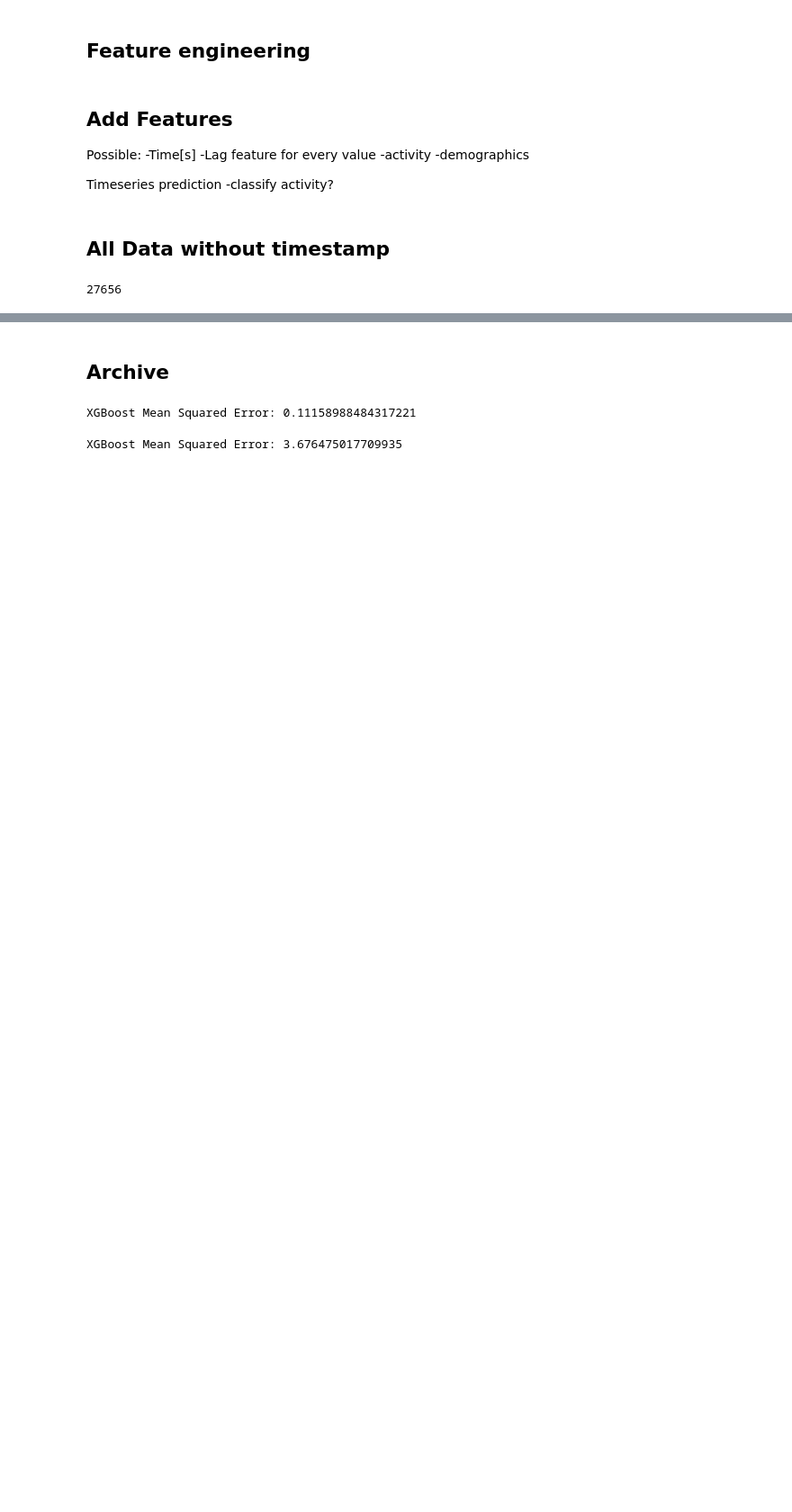
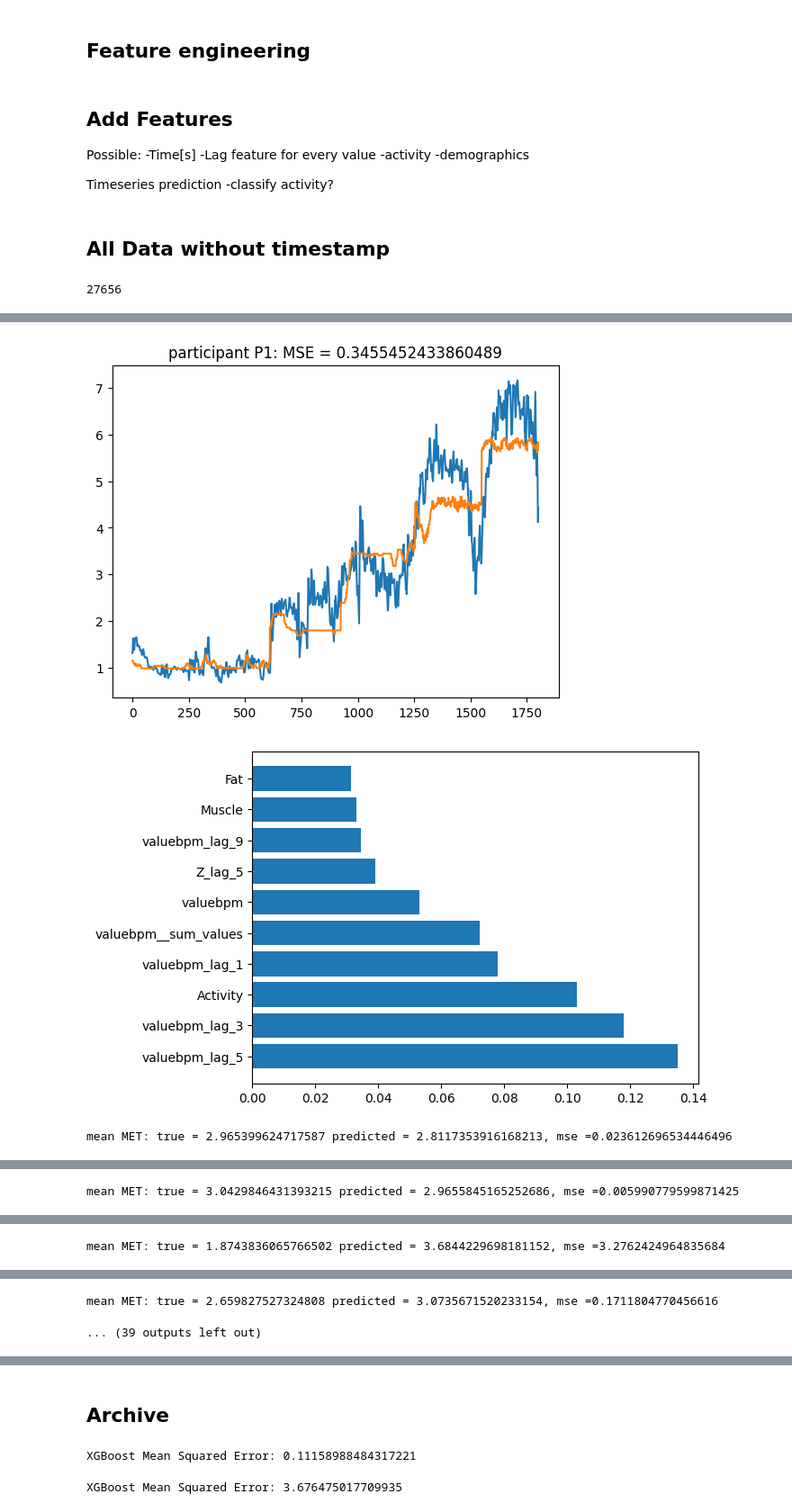
Before and after one commit to ConnorReed246/DataMiningProject, a Jupyter notebook: scripts/2_Prediction/prediction_all.ipynb, the cells around one changed output, grey strips where cells are left out. Shown at 90% size. Cells and saved outputs as stored; diff of their text form; code cells hidden in the pictures; blank space fills up the shorter version.

Commit message:
added explainability, graphing

```diff
--- a/scripts/2_Prediction/prediction_all.ipynb
+++ b/scripts/2_Prediction/prediction_all.ipynb
@@ -135,0 +176,50 @@ Test participants: ['P7' 'P8' 'P13' 'P14' 'P16']
+# %%
+X_train_all = []
+X_test_all = []
+y_train_all = []
+y_test_all = []
+participants_all = []
+
+mse_participants = []
+
+for i,group in enumerate(group_kfold.split(X, y, participants)):
+    X_train, X_test = X[group[0]], X[group[1]]
+    y_train, y_test = y[group[0]], y[group[1]]
+    participant = participants.iloc[group[1]].unique()[0]
+
+    X_train_all.append(X_train)
+    X_test_all.append(X_test)
+    y_train_all.append(y_train)
+    y_test_all.append(y_test)
+    participants_all.append(participant)
+
+for participant in participants_list:
+    index = participants_all.index(participant)
+    X_train = X_train_all[index]
+    X_test = X_test_all[index]
+    y_train = y_train_all[index]
+    y_test = y_test_all[index]
+
+    model = XGBRegressor(**parameters)
+    model.fit(X_train, y_train)
+
+    y_pred = model.predict(X_test)
+
+    mse = mean_squared_error(y_test, y_pred)
+    #plot both y_test and y_pred
+    plt.plot(y_test)
+    plt.plot(y_pred)
+    plt.title(f"participant {participant}: MSE = {mse}")
+    plt.show()
+
+    n_top_features = 10
+    sorted_idx = model.feature_importances_.argsort()[::-1]
+    plt.barh(all_merged_df_selected.columns[sorted_idx][:n_top_features], model.feature_importances_[sorted_idx][:n_top_features ])
+    plt.show()
+
+    print(f"mean MET: true = {y_test.mean()} predicted = {y_pred.mean()}, mse ={mean_squared_error([y_test.mean()],[y_pred.mean()])}")
+    mse_participants.append(mse)
+# %% [output]
+[figure, added]
+[figure, added]
+mean MET: true = 2.965399624717587 predicted = 2.8117353916168213, mse =0.023612696534446496
@@ -135,0 +228 @@ Test participants: ['P7' 'P8' 'P13' 'P14' 'P16']
+mean MET: true = 3.0429846431393215 predicted = 2.9655845165252686, mse =0.005990779599871425
@@ -135,0 +231 @@ Test participants: ['P7' 'P8' 'P13' 'P14' 'P16']
+mean MET: true = 1.8743836065766502 predicted = 3.6844229698181152, mse =3.2762424964835684
@@ -135,0 +234,2 @@ Test participants: ['P7' 'P8' 'P13' 'P14' 'P16']
+mean MET: true = 2.659827527324808 predicted = 3.0735671520233154, mse =0.1711804770456616
+... (39 outputs left out)
```
Also changed, not shown: parts of 17 cells of this notebook, 3 other files.
